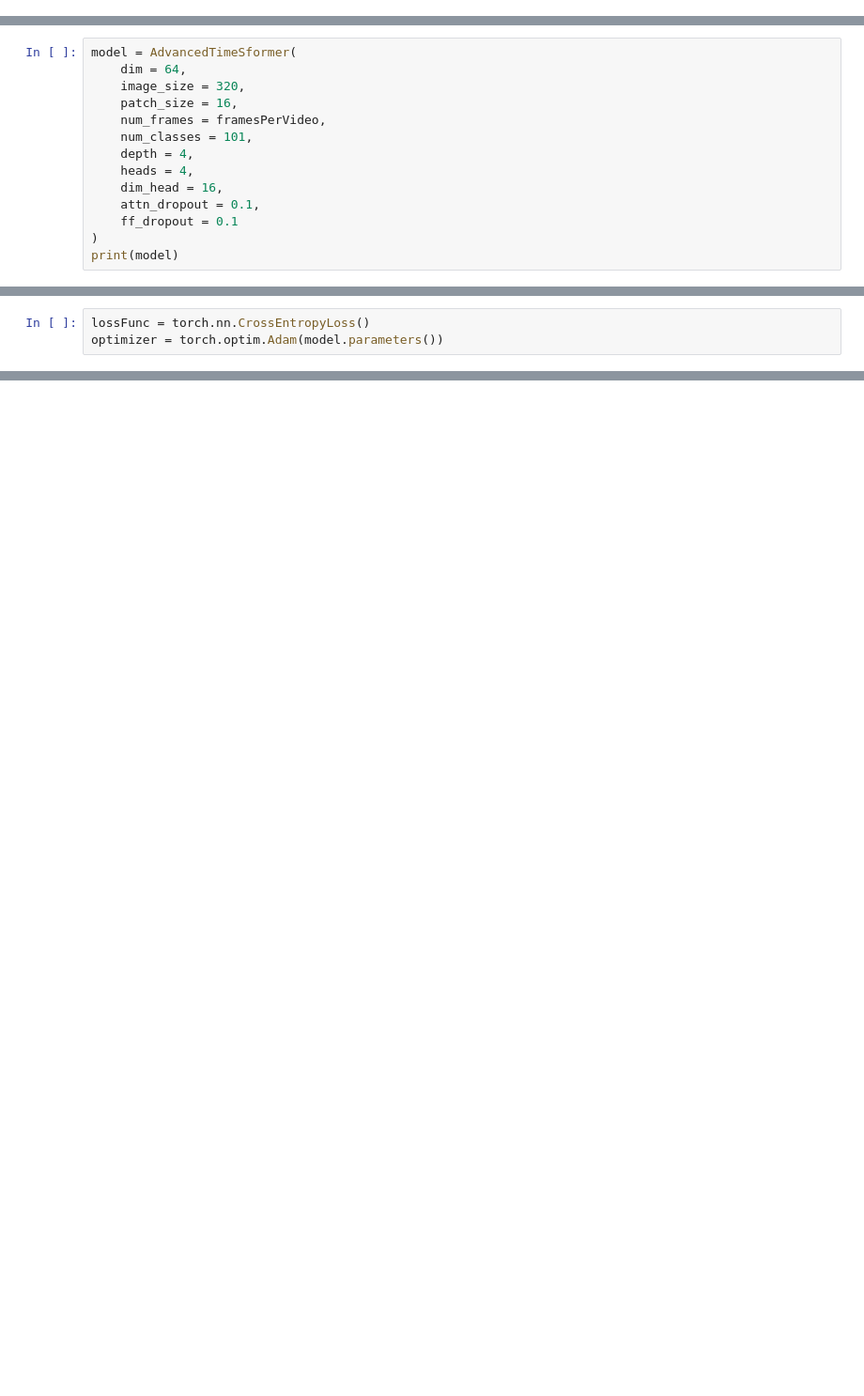
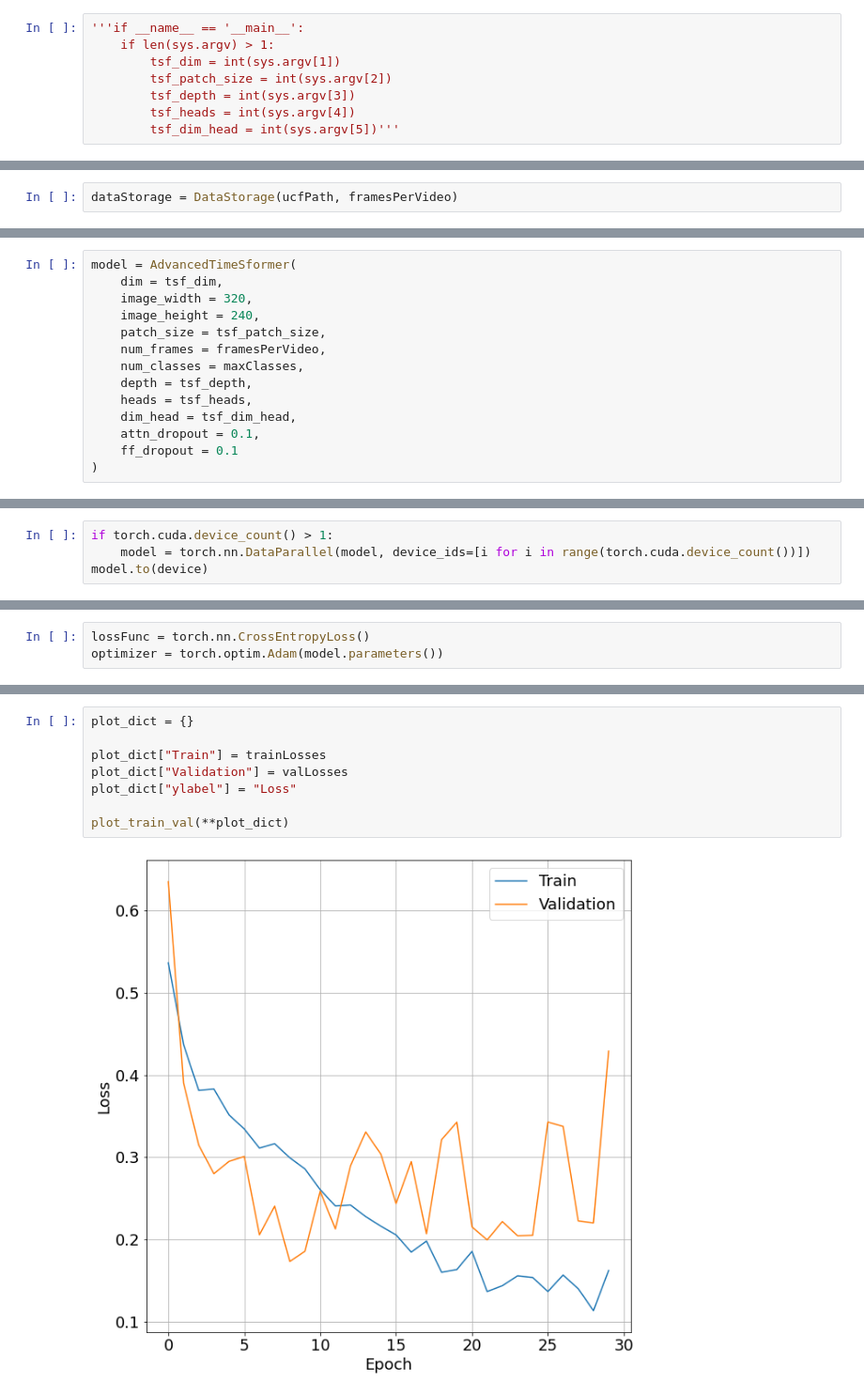
Before and after one commit to WaretleR/SelfSupervision, a Jupyter notebook: UCF101cls.ipynb, the cells around one changed output, grey strips where cells are left out. Shown at 94% size. Cells and saved outputs as stored; diff of their text form; blank space fills up the shorter version.

```diff
--- a/UCF101cls.ipynb
+++ b/UCF101cls.ipynb
@@ -49,0 +243,8 @@ class AdvancedTimeSformer(TimeSformer):
+# %%
+'''if __name__ == '__main__':
+    if len(sys.argv) > 1:
+        tsf_dim = int(sys.argv[1])
+        tsf_patch_size = int(sys.argv[2])
+        tsf_depth = int(sys.argv[3])
+        tsf_heads = int(sys.argv[4])
+        tsf_dim_head = int(sys.argv[5])'''
@@ -49,0 +253,2 @@ class AdvancedTimeSformer(TimeSformer):
+# %%
+dataStorage = DataStorage(ucfPath, framesPerVideo)
@@ -50,15 +273,15 @@ class AdvancedTimeSformer(TimeSformer):
 # %%
 model = AdvancedTimeSformer(
-    dim = 64,
-    image_size = 320,
-    patch_size = 16,
+    dim = tsf_dim,
+    image_width = 320,
+    image_height = 240,
+    patch_size = tsf_patch_size,
     num_frames = framesPerVideo,
-    num_classes = 101,
-    depth = 4,
-    heads = 4,
-    dim_head = 16,
+    num_classes = maxClasses,
+    depth = tsf_depth,
+    heads = tsf_heads,
+    dim_head = tsf_dim_head,
     attn_dropout = 0.1,
     ff_dropout = 0.1
 )
-print(model)
 # %% [output]
@@ -138,0 +297,4 @@ Process class YoYo
+# %%
+if torch.cuda.device_count() > 1:
+    model = torch.nn.DataParallel(model, device_ids=[i for i in range(torch.cuda.device_count())])
+model.to(device)
@@ -231,0 +407,10 @@ Finished Training
+# %%
+plot_dict = {}
+
+plot_dict["Train"] = trainLosses
+plot_dict["Validation"] = valLosses
+plot_dict["ylabel"] = "Loss"
+
+plot_train_val(**plot_dict)
+# %% [output]
+[figure, added]
```
Also changed, not shown: parts of 30 cells of this notebook, 2 other files.
